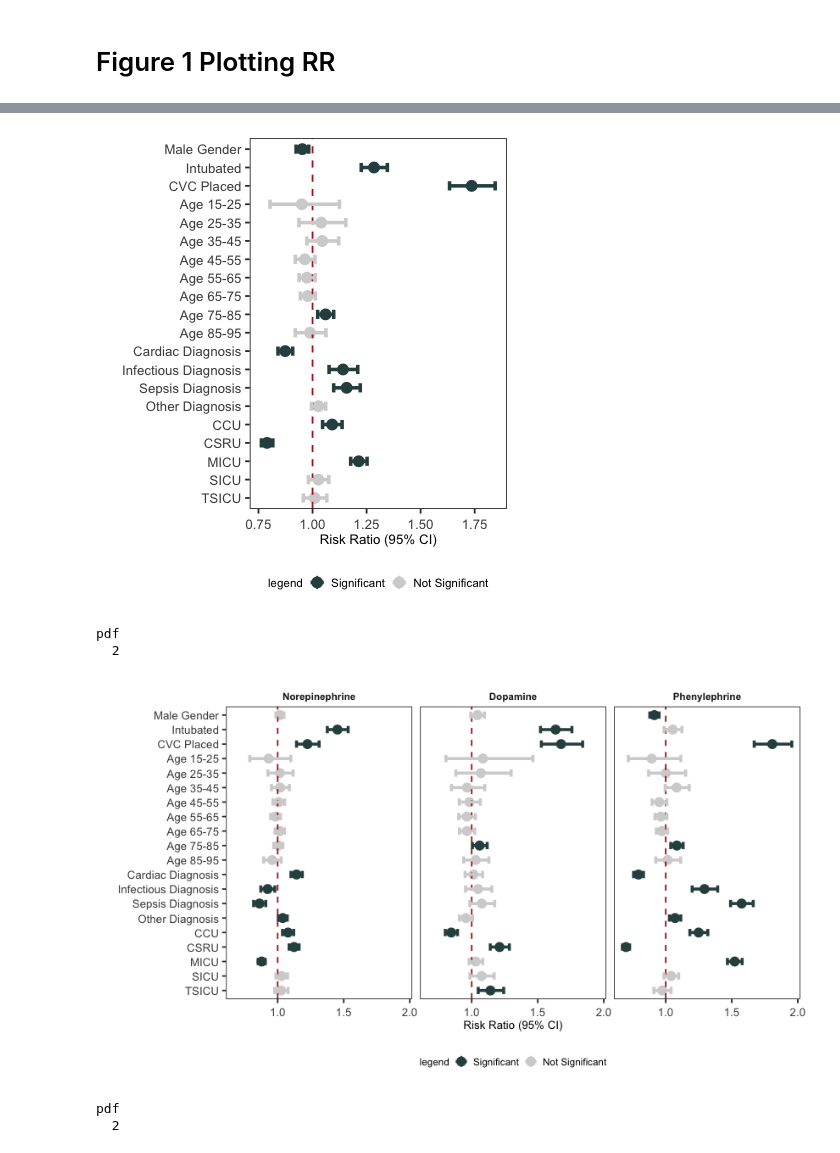
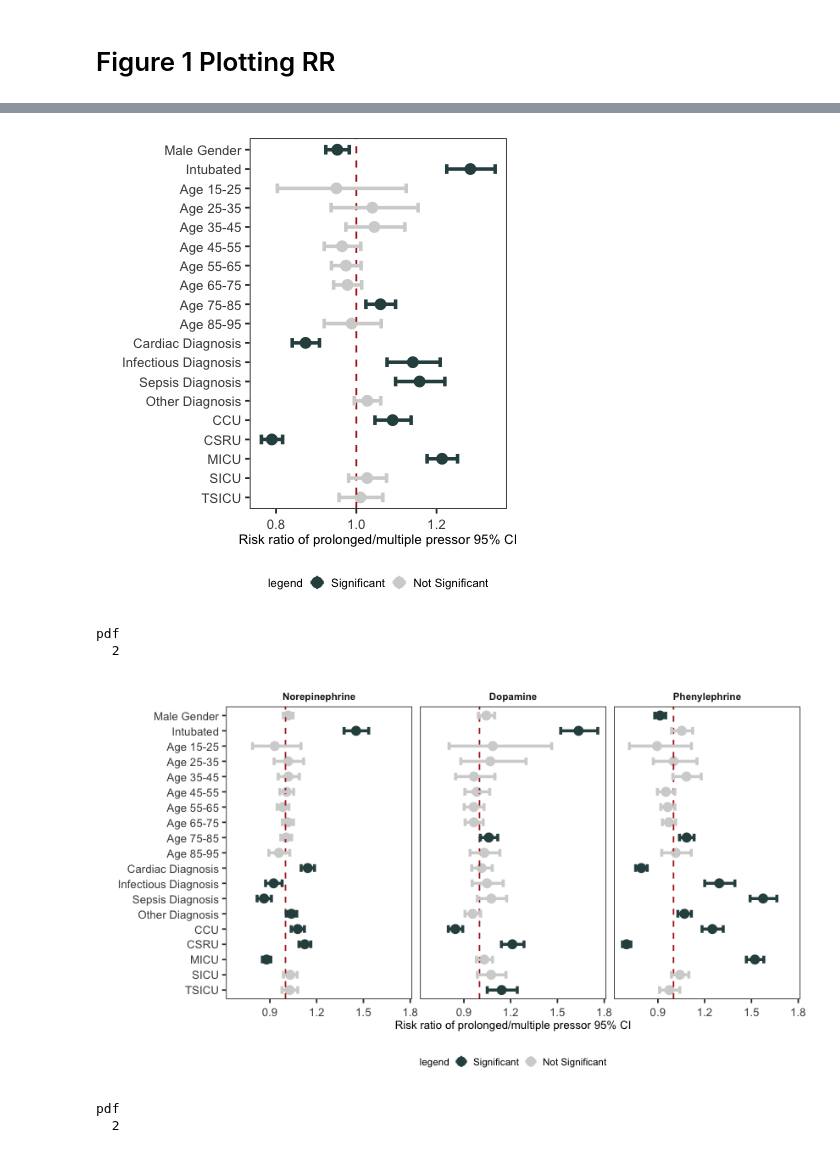
Before and after one commit to ruoyijiang/general, a Jupyter notebook: notebooks/R_Pressor_Outcomes_MultiPressor.ipynb, the cells around one changed output, grey strips where cells are left out. Saved outputs shown, nothing was run; the diff lists cells and outputs as text; code cells hidden in the pictures.

```diff
--- a/notebooks/R_Pressor_Outcomes_MultiPressor.ipynb
+++ b/notebooks/R_Pressor_Outcomes_MultiPressor.ipynb
@@ -374,6 +378,7 @@ nonvitals_predictor_df <- icustays_df %>%
     select(hadm_id, icustay_id, first_careunit, last_careunit) %>%
     left_join(admissions_df, by = 'hadm_id') %>%
     left_join(patients_df, by = 'subject_id') %>%
+    left_join(severity_df, by = 'icustay_id') %>%
     mutate(intub = icustay_id %in% intub_df$icustay_id, cvc = icustay_id %in% cvc_df$icustay_id) %>%
     mutate(deathtime = fastPOSIXct(deathtime), admittime = fastPOSIXct(admittime), dob = fastPOSIXct(dob)) %>%
     mutate(age = difftime(admittime, dob, units="weeks")/52.25,
@@ -560,7 +565,10 @@ output_df <- output_df %>%
             icustay_id = unique(icustay_id)[1],
             starttime = min(starttime),
             endtime = max(endtime),
-            pressor = paste(unique(pressor), collapse=",")
+            pressor = paste(unique(pressor), collapse=","),
+            sofa = unique(sofa)[1],
+            qsofa = unique(qsofa)[1],
+            oasis = unique(oasis)[1],
     ) %>%
     mutate(duration = difftime(endtime,
                        starttime, units="hours"))
@@ -1225,18 +1246,18 @@ calculatePredictors <- function(df){
             tibble::rownames_to_column("FILTER") %>% filter(FILTER == 'TRUE') %>%
             mutate(ID = "INTUB", p = output$p.value["TRUE","fisher.exact"])
 
-    # cvc
-    output <- df %>%
-        group_by(RESPONSE, cvc) %>%
-        summarize(COUNT = n()) %>%
-        spread(RESPONSE, COUNT) %>%
-        tibble::column_to_rownames("cvc") %>%
-        as.matrix() %>% riskratio()
+#     # cvc
+#     output <- df %>%
+#         group_by(RESPONSE, cvc) %>%
+#         summarize(COUNT = n()) %>%
+#         spread(RESPONSE, COUNT) %>%
+#         tibble::column_to_rownames("cvc") %>%
+#         as.matrix() %>% riskratio()
 
-    all_rr_list[['CVC_RR']] <- output$measure %>%
-            data.frame() %>%
-            tibble::rownames_to_column("FILTER") %>% filter(FILTER == 'TRUE') %>%
-            mutate(ID = "CVC", p = output$p.value["TRUE","fisher.exact"])
+#     all_rr_list[['CVC_RR']] <- output$measure %>%
+#             data.frame() %>%
+#             tibble::rownames_to_column("FILTER") %>% filter(FILTER == 'TRUE') %>%
+#             mutate(ID = "CVC", p = output$p.value["TRUE","fisher.exact"])
 
 
     # combined
@@ -1351,7 +1506,7 @@ SIGNIFICANT_COLORS <- c(
 ID_DICT <- c(
 'M' = "Male Gender",
 'INTUB' = "Intubated",
-'CVC' = "CVC Placed",
+#'CVC' = "CVC Placed",
 '20' = "Age 15-25",
 '30' = "Age 25-35",
 '40' = "Age 35-45",
@@ -1384,7 +1539,7 @@ p <- calculatePredictors(output_df)  %>%
         geom_pointrange(aes(col=legend))+
         scale_color_manual(values=SIGNIFICANT_COLORS)+
         geom_hline(yintercept =1, linetype=2, color = "firebrick")+
-        xlab('')+ ylab("Risk Ratio (95% CI)")+
+        xlab('')+ ylab("Risk ratio of prolonged/multiple pressor 95% CI")+
         geom_errorbar(aes(ymin=lower, ymax=upper,col=significant),width=0.5,cex=1)+
         coord_flip()
 plot(p)
@@ -1398,5 +1552,5 @@ Warning message:
 “Grouping rowwise data frame strips rowwise nature”
-[figure, old version]
+[figure, new version]
 # %%
 pdf(file.path(PLOT_DIR, "relativerisk.pdf"), 3.5,4)
 plot(p)
@@ -1420,13 +1574,13 @@ p <- pressor_rr_df  %>%
         geom_pointrange(aes(col=legend))+
         scale_color_manual(values=SIGNIFICANT_COLORS)+
         geom_hline(yintercept =1, linetype=2, color = "firebrick")+
-        xlab('')+ ylab("Risk Ratio (95% CI)")+
+        xlab('')+ ylab("Risk ratio of prolonged/multiple pressor 95% CI")+
         geom_errorbar(aes(ymin=lower, ymax=upper,col=significant),width=0.5,cex=1)+
         coord_flip() +
         facet_grid(. ~fancy_pressor)
 plot(p)
 # %% [output]
-[figure, old version]
+[figure, new version]
 # %%
 pdf(file.path(PLOT_DIR, "relativerisk_eachpressor.pdf"), 7,4)
 plot(p)
```
Also changed, not shown: parts of 99 cells of this notebook, 3 other files.
